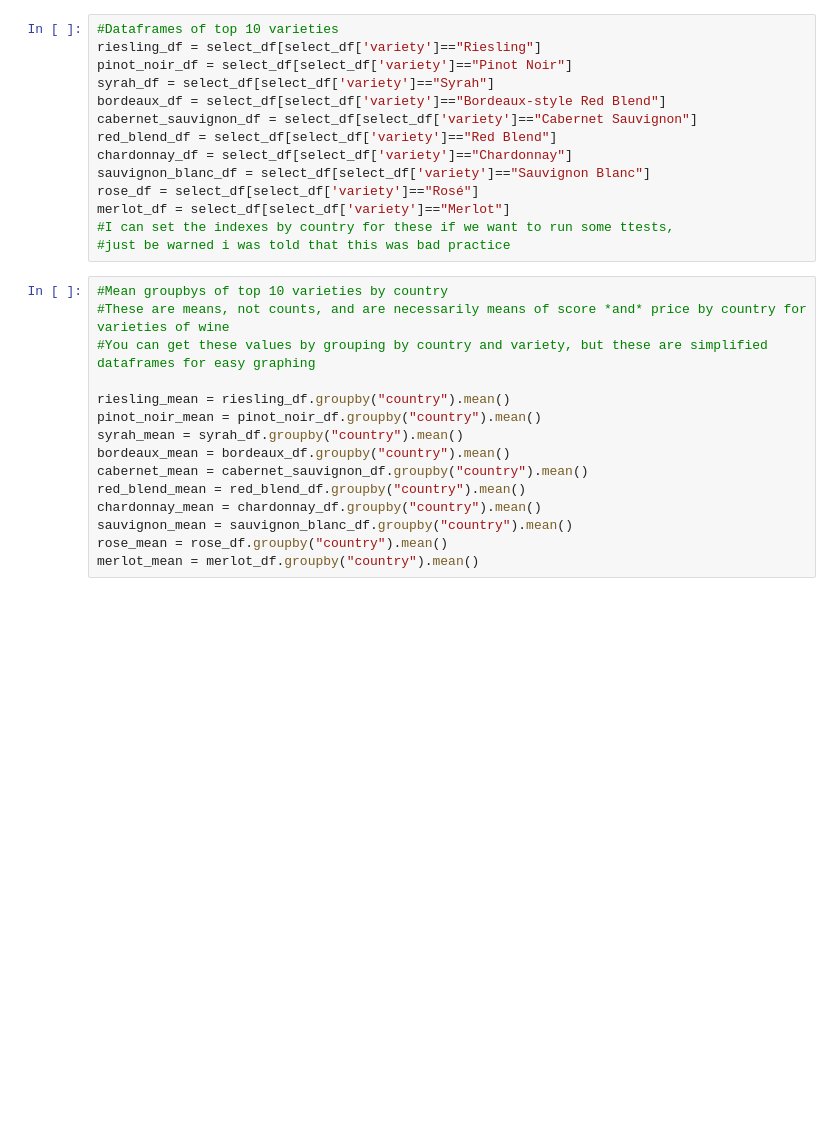
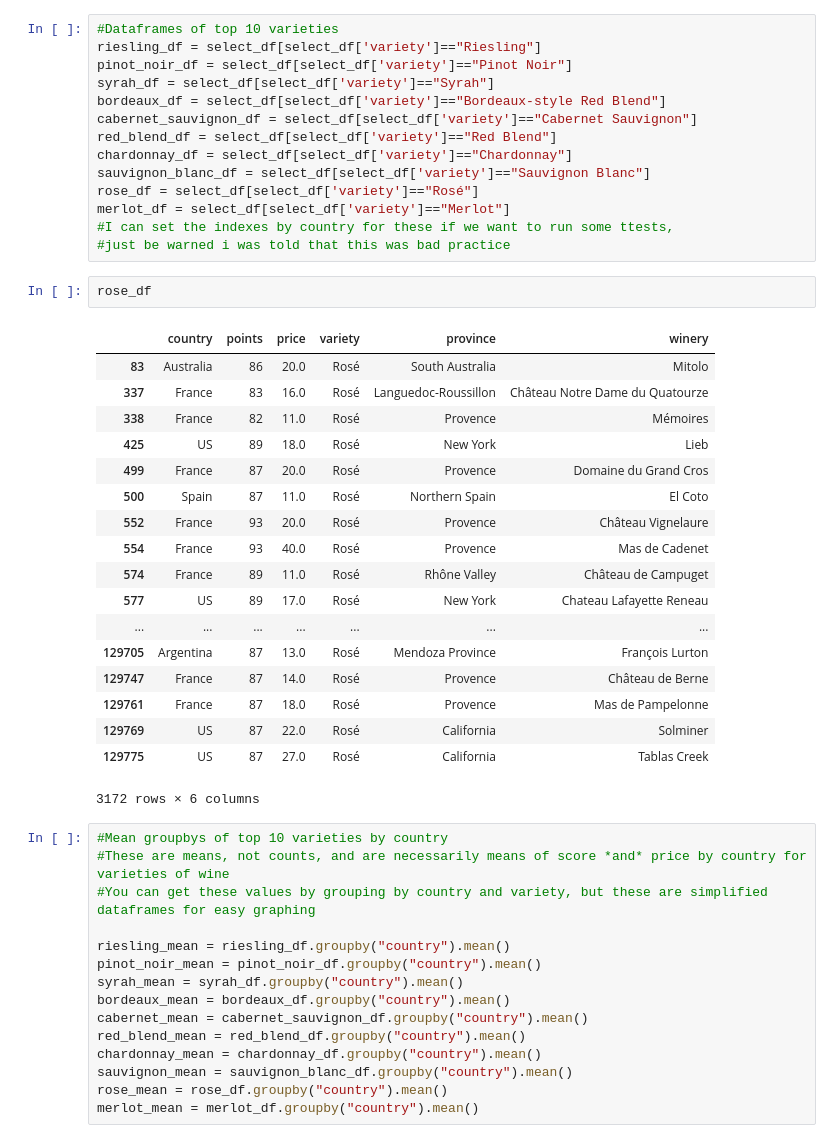
Before and after one commit to christer19/Wine_Analytics, a Jupyter notebook: Clean_data.ipynb, the cells around one changed output. Drawn from its saved outputs; the diff is of its cells as text; blank space fills up the shorter version.

```diff
--- a/Clean_data.ipynb
+++ b/Clean_data.ipynb
@@ -184,6 +169,27 @@ rose_df = select_df[select_df['variety']=="Rosé"]
 merlot_df = select_df[select_df['variety']=="Merlot"]
 #I can set the indexes by country for these if we want to run some ttests,
 #just be warned i was told that this was bad practice
+# %%
+rose_df
+# %% [output]
+|  | country | points | price | variety | province | winery |
+| 83 | Australia | 86 | 20.0 | Rosé | South Australia | Mitolo |
+| 337 | France | 83 | 16.0 | Rosé | Languedoc-Roussillon | Château Notre Dame du Quatourze |
+| 338 | France | 82 | 11.0 | Rosé | Provence | Mémoires |
+| 425 | US | 89 | 18.0 | Rosé | New York | Lieb |
+| 499 | France | 87 | 20.0 | Rosé | Provence | Domaine du Grand Cros |
+| 500 | Spain | 87 | 11.0 | Rosé | Northern Spain | El Coto |
+| 552 | France | 93 | 20.0 | Rosé | Provence | Château Vignelaure |
+| 554 | France | 93 | 40.0 | Rosé | Provence | Mas de Cadenet |
+| 574 | France | 89 | 11.0 | Rosé | Rhône Valley | Château de Campuget |
+| 577 | US | 89 | 17.0 | Rosé | New York | Chateau Lafayette Reneau |
+| ... | ... | ... | ... | ... | ... | ... |
+| 129705 | Argentina | 87 | 13.0 | Rosé | Mendoza Province | François Lurton |
+| 129747 | France | 87 | 14.0 | Rosé | Provence | Château de Berne |
+| 129761 | France | 87 | 18.0 | Rosé | Provence | Mas de Pampelonne |
+| 129769 | US | 87 | 22.0 | Rosé | California | Solminer |
+| 129775 | US | 87 | 27.0 | Rosé | California | Tablas Creek |
+3172 rows × 6 columns
 # %%
 #Mean groupbys of top 10 varieties by country
 #These are means, not counts, and are necessarily means of score *and* price by country for varieties of wine
```
Also changed, not shown: parts of 10 cells of this notebook, 1 other file.
